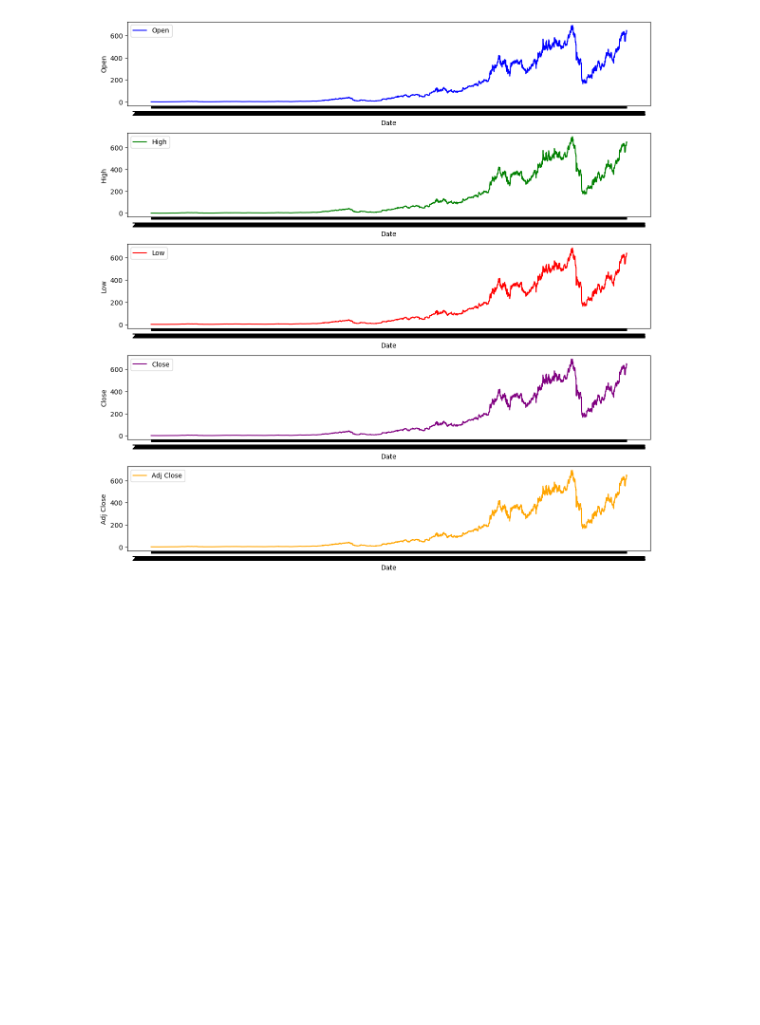
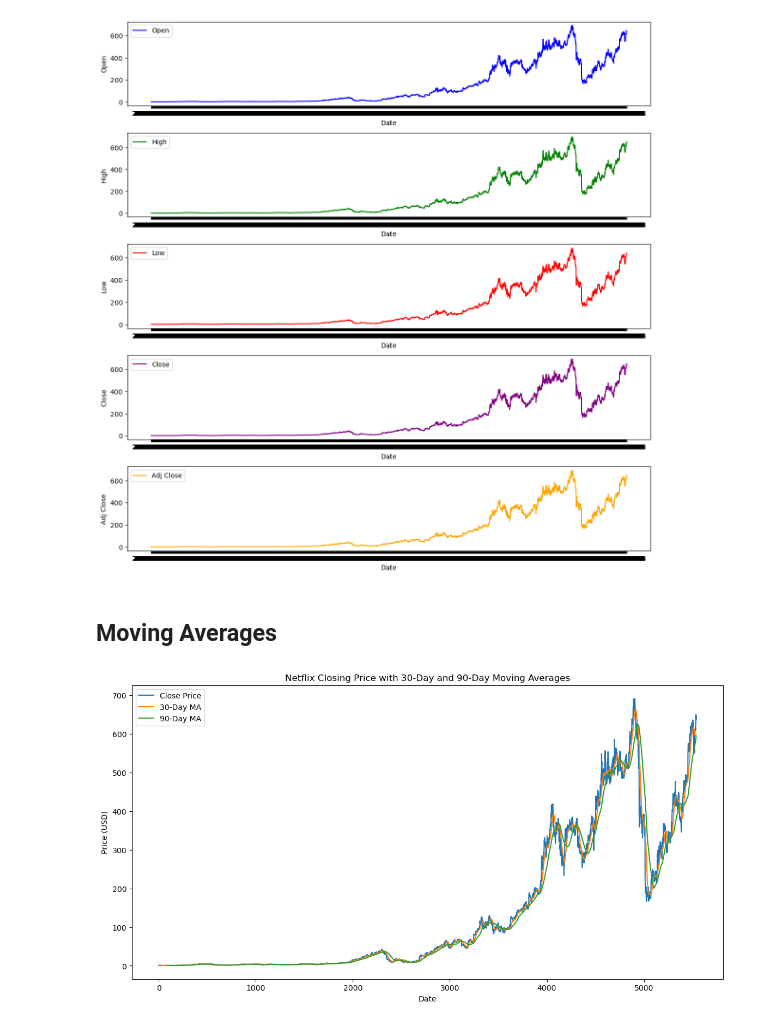
Before and after one commit to Mehedee-Hassan/kaggle-forecasting, a Jupyter notebook: Netflix Stock Prediction/notebooks/EDA.ipynb, the cells around one changed output. Drawn from its saved outputs; the diff is of its cells as text; code cells hidden in the pictures; blank space fills up the shorter version.

```diff
--- a/Netflix Stock Prediction/notebooks/EDA.ipynb
+++ b/Netflix Stock Prediction/notebooks/EDA.ipynb
@@ -147,3 +147,23 @@ for index, col in enumerate(df.columns[1:6]):
     fig.show() # Show each plot individually within the loop
 # %% [output]
 [figure]
+# %% [markdown]
+## Moving Averages
+# %%
+# Calculate moving averages
+df['MA30'] = df['Close'].rolling(window=30).mean()
+df['MA90'] = df['Close'].rolling(window=90).mean()
+
+# Plot closing price with moving averages
+plt.figure(figsize=(14, 7))
+plt.plot(df['Close'], label='Close Price')
+plt.plot(df['MA30'], label='30-Day MA')
+plt.plot(df['MA90'], label='90-Day MA')
+plt.title('Netflix Closing Price with 30-Day and 90-Day Moving Averages')
+plt.xlabel('Date')
+plt.ylabel('Price (USD)')
+plt.legend()
+plt.grid(False)
+plt.show()
+# %% [output]
+[figure, added]
```
Also changed, not shown: parts of 3 cells of this notebook.
